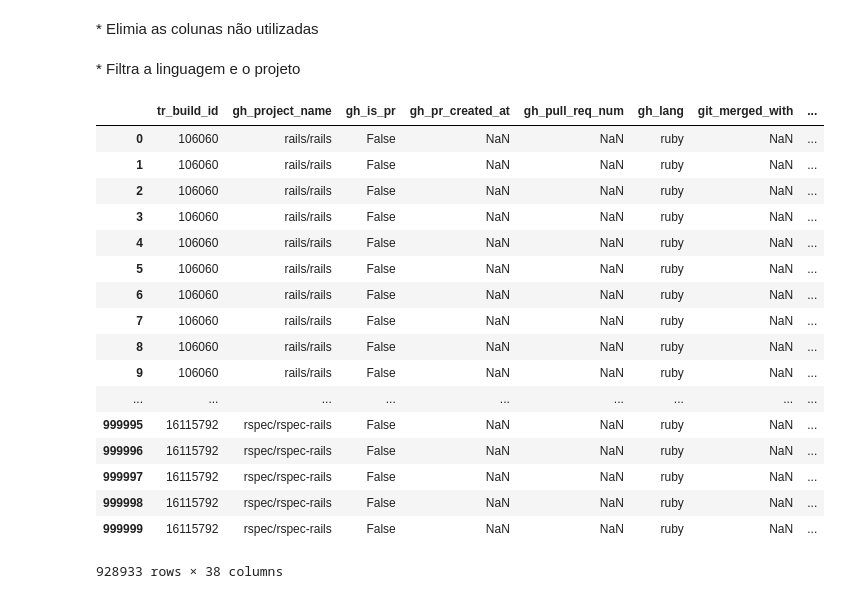
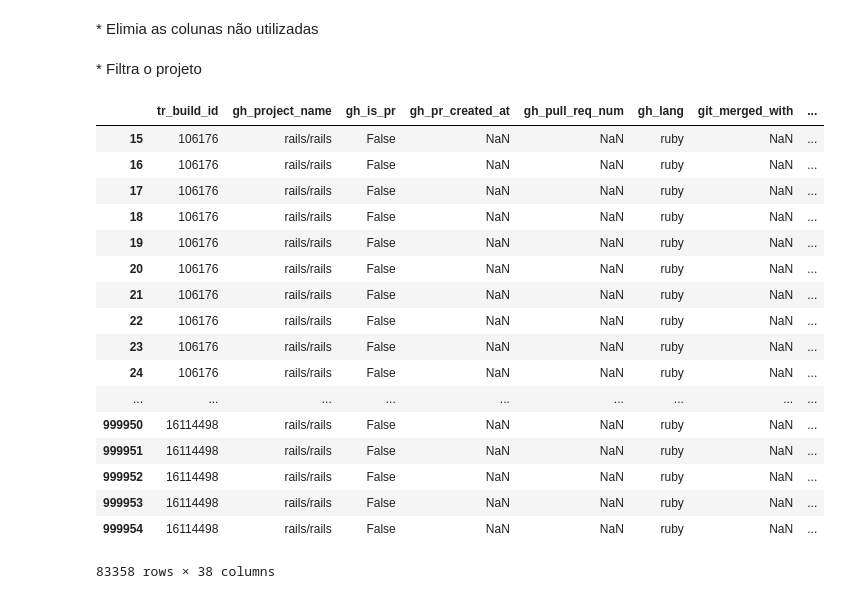
Before and after one commit to wagnernegrao/ci-analysis, a Jupyter notebook: CI_analysis.ipynb, the cells around one changed output. Saved outputs shown, nothing was run; the diff lists cells and outputs as text; code cells hidden in the pictures.

Commit message:
novo filtro adicionado para os dados

```diff
--- a/CI_analysis.ipynb
+++ b/CI_analysis.ipynb
@@ -58,30 +58,34 @@ def categorizaPush(valor):
         return 0
 # %% [markdown]
 <font size=4/>
-   * Filtra a linguagem e o projeto
+   * Filtra o projeto
 # %%
-df_ruby = dataset.loc[dataset['gh_lang']=='ruby'] # Filtro apenas linguagem ruby
-
-df_ruby = df_java.loc[df_java['gh_project_name']=='rails/rails'] # Filtro penas o projeto SonarSource
+df_ruby = dataset.loc[dataset['gh_project_name']=='rails/rails'] # Filtro penas o projeto rails/rails
-# %% [output]
-|  | tr_build_id | gh_project_name | gh_is_pr | gh_pr_created_at | gh_pull_req_num | gh_lang | git_merged_with | ... |
-| 0 | 106060 | rails/rails | False | NaN | NaN | ruby | NaN | ... |
-| 1 | 106060 | rails/rails | False | NaN | NaN | ruby | NaN | ... |
-| 2 | 106060 | rails/rails | False | NaN | NaN | ruby | NaN | ... |
-| 3 | 106060 | rails/rails | False | NaN | NaN | ruby | NaN | ... |
-| 4 | 106060 | rails/rails | False | NaN | NaN | ruby | NaN | ... |
-| 5 | 106060 | rails/rails | False | NaN | NaN | ruby | NaN | ... |
-| 6 | 106060 | rails/rails | False | NaN | NaN | ruby | NaN | ... |
-| 7 | 106060 | rails/rails | False | NaN | NaN | ruby | NaN | ... |
-| 8 | 106060 | rails/rails | False | NaN | NaN | ruby | NaN | ... |
-| 9 | 106060 | rails/rails | False | NaN | NaN | ruby | NaN | ... |
-| ... | ... | ... | ... | ... | ... | ... | ... | ... |
-| 999995 | 16115792 | rspec/rspec-rails | False | NaN | NaN | ruby | NaN | ... |
-| 999996 | 16115792 | rspec/rspec-rails | False | NaN | NaN | ruby | NaN | ... |
-| 999997 | 16115792 | rspec/rspec-rails | False | NaN | NaN | ruby | NaN | ... |
-| 999998 | 16115792 | rspec/rspec-rails | False | NaN | NaN | ruby | NaN | ... |
-| 999999 | 16115792 | rspec/rspec-rails | False | NaN | NaN | ruby | NaN | ... |
-928933 rows × 38 columns
+# %%
+ruby_master = df_ruby.loc[df_ruby['git_branch']== 'master']
+# %%
+
+
+ruby_master
+# %% [output]
+|  | tr_build_id | gh_project_name | gh_is_pr | gh_pr_created_at | gh_pull_req_num | gh_lang | git_merged_with | ... |
+| 15 | 106176 | rails/rails | False | NaN | NaN | ruby | NaN | ... |
+| 16 | 106176 | rails/rails | False | NaN | NaN | ruby | NaN | ... |
+| 17 | 106176 | rails/rails | False | NaN | NaN | ruby | NaN | ... |
+| 18 | 106176 | rails/rails | False | NaN | NaN | ruby | NaN | ... |
+| 19 | 106176 | rails/rails | False | NaN | NaN | ruby | NaN | ... |
+| 20 | 106176 | rails/rails | False | NaN | NaN | ruby | NaN | ... |
+| 21 | 106176 | rails/rails | False | NaN | NaN | ruby | NaN | ... |
+| 22 | 106176 | rails/rails | False | NaN | NaN | ruby | NaN | ... |
+| 23 | 106176 | rails/rails | False | NaN | NaN | ruby | NaN | ... |
+| 24 | 106176 | rails/rails | False | NaN | NaN | ruby | NaN | ... |
+| ... | ... | ... | ... | ... | ... | ... | ... | ... |
+| 999950 | 16114498 | rails/rails | False | NaN | NaN | ruby | NaN | ... |
+| 999951 | 16114498 | rails/rails | False | NaN | NaN | ruby | NaN | ... |
+| 999952 | 16114498 | rails/rails | False | NaN | NaN | ruby | NaN | ... |
+| 999953 | 16114498 | rails/rails | False | NaN | NaN | ruby | NaN | ... |
+| 999954 | 16114498 | rails/rails | False | NaN | NaN | ruby | NaN | ... |
+83358 rows × 38 columns
 # %%
 #df_statusFail = df_java.loc[df_java['tr_status']=='failed'] # Filtra apenas as bulds quebradas
 df_ruby
```
Also changed, not shown: parts of 4 cells of this notebook.
